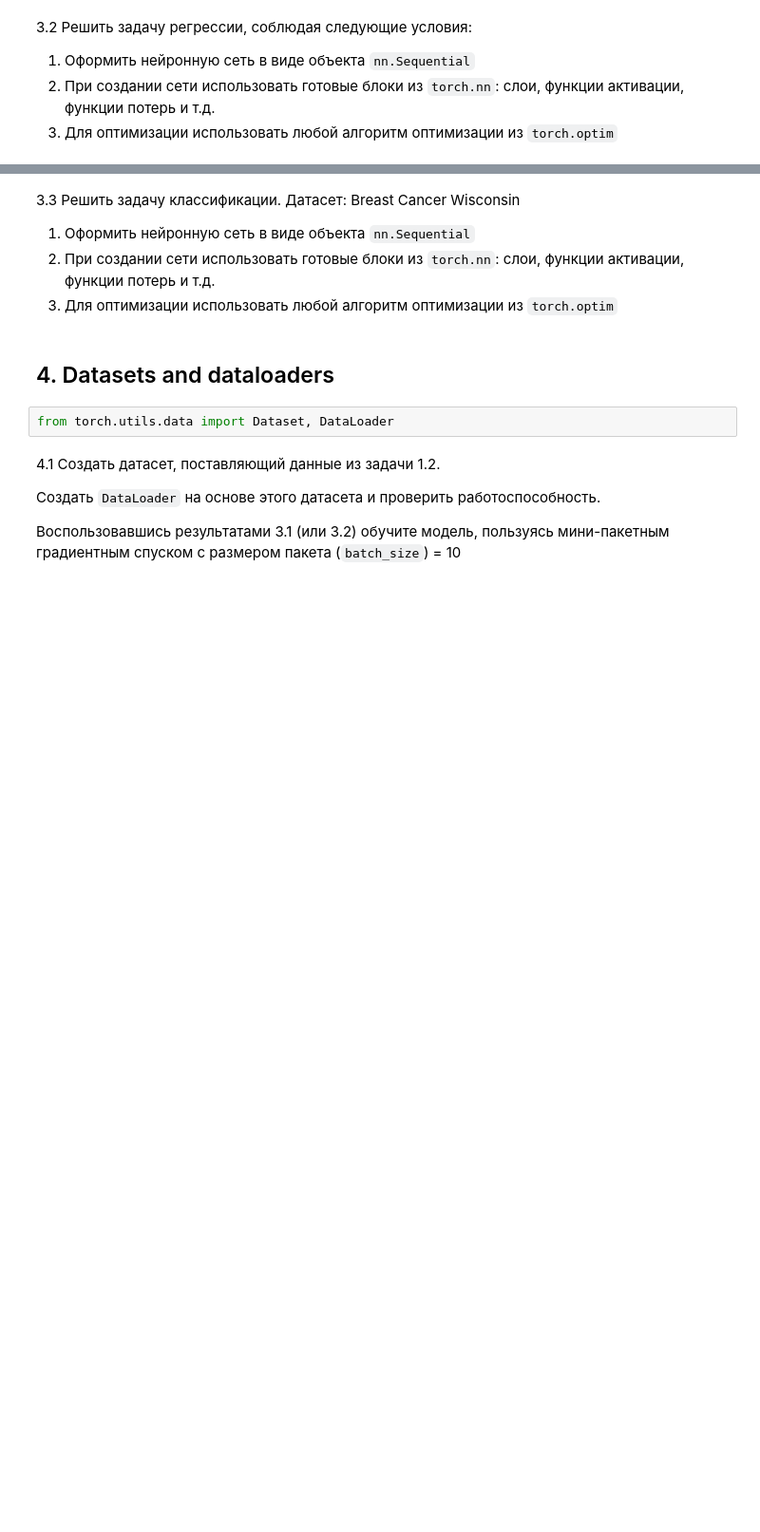
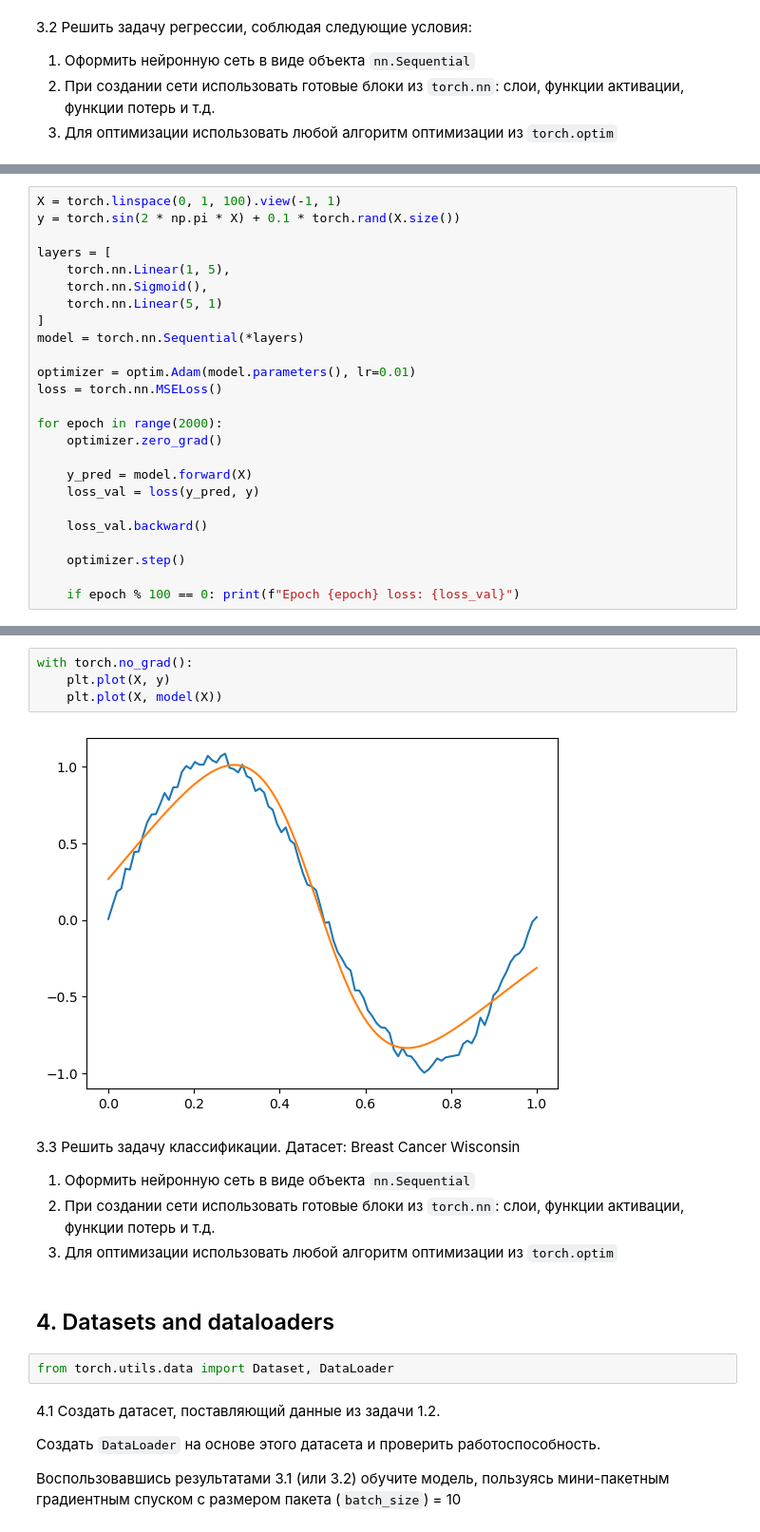
Before and after one commit to GeorgiyDemo/FA, a Jupyter notebook: Course_IV/ML/pract3/ПИ19_3_Деменчук_03_autograd_optim_nn_datasets.ipynb, the cells around one changed output, grey strips where cells are left out. Shown: that part at 95% size. Saved outputs shown, nothing was run; the diff lists cells and outputs as text; blank space fills up the shorter version.

```diff
--- a/Course_IV/ML/pract3/ПИ19_3_Деменчук_03_autograd_optim_nn_datasets.ipynb
+++ b/Course_IV/ML/pract3/ПИ19_3_Деменчук_03_autograd_optim_nn_datasets.ipynb
@@ -54,0 +460,25 @@ y = torch.sin(2 * np.pi * X) + 0.1 * torch.rand(X.size())
+# %%
+X = torch.linspace(0, 1, 100).view(-1, 1)
+y = torch.sin(2 * np.pi * X) + 0.1 * torch.rand(X.size())
+
+layers = [
+    torch.nn.Linear(1, 5),
+    torch.nn.Sigmoid(),
+    torch.nn.Linear(5, 1)
+]
+model = torch.nn.Sequential(*layers)
+
+optimizer = optim.Adam(model.parameters(), lr=0.01)
+loss = torch.nn.MSELoss()
+
+for epoch in range(2000):
+    optimizer.zero_grad()
+
+    y_pred = model.forward(X)
+    loss_val = loss(y_pred, y)
+
+    loss_val.backward()
+
+    optimizer.step()
+
+    if epoch % 100 == 0: print(f"Epoch {epoch} loss: {loss_val}")
@@ -55,3 +506,9 @@ y = torch.sin(2 * np.pi * X) + 0.1 * torch.rand(X.size())
+# %%
+with torch.no_grad():
+    plt.plot(X, y)
+    plt.plot(X, model(X))
+# %% [output]
+[figure, added]
 # %% [markdown]
 3.3 Решить задачу классификации. Датасет: Breast Cancer Wisconsin
 1. Оформить нейронную сеть в виде объекта `nn.Sequential`
```
Also changed, not shown: parts of 38 cells of this notebook.
